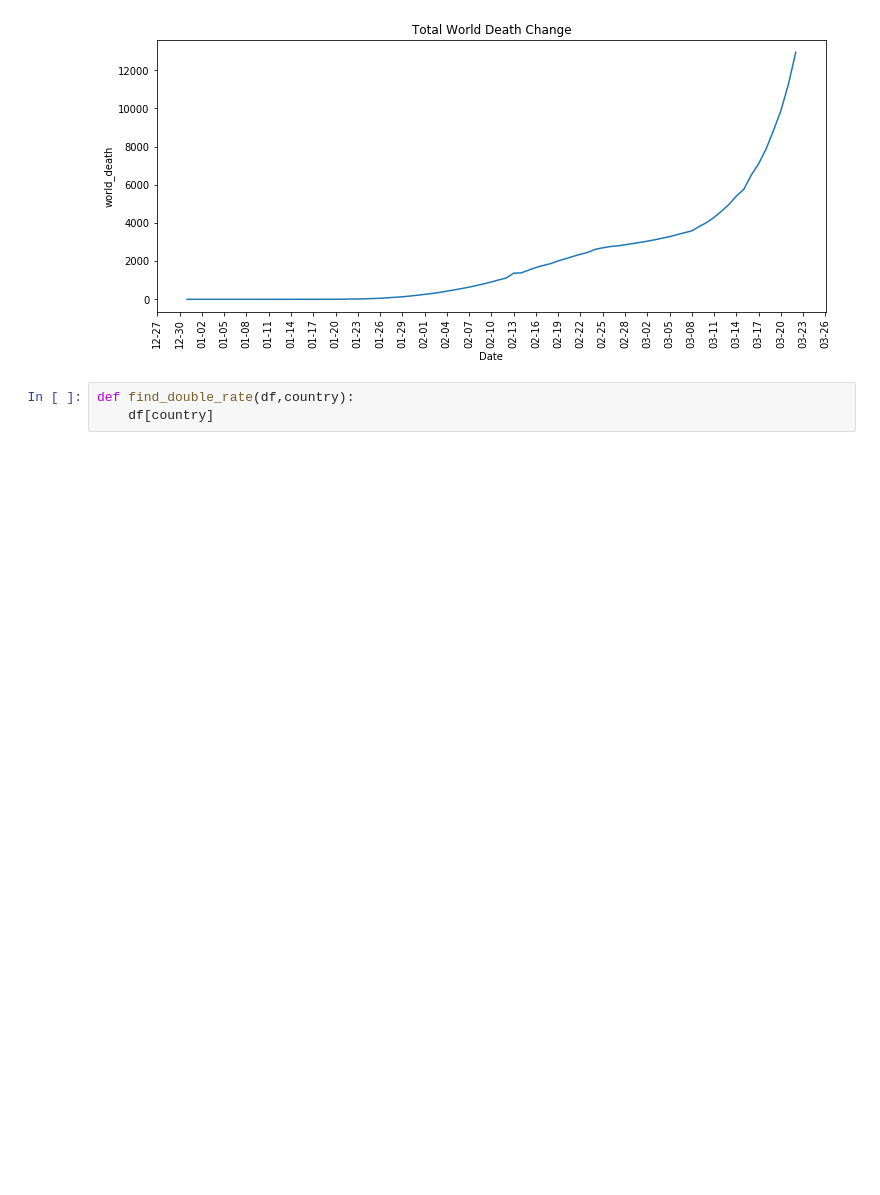
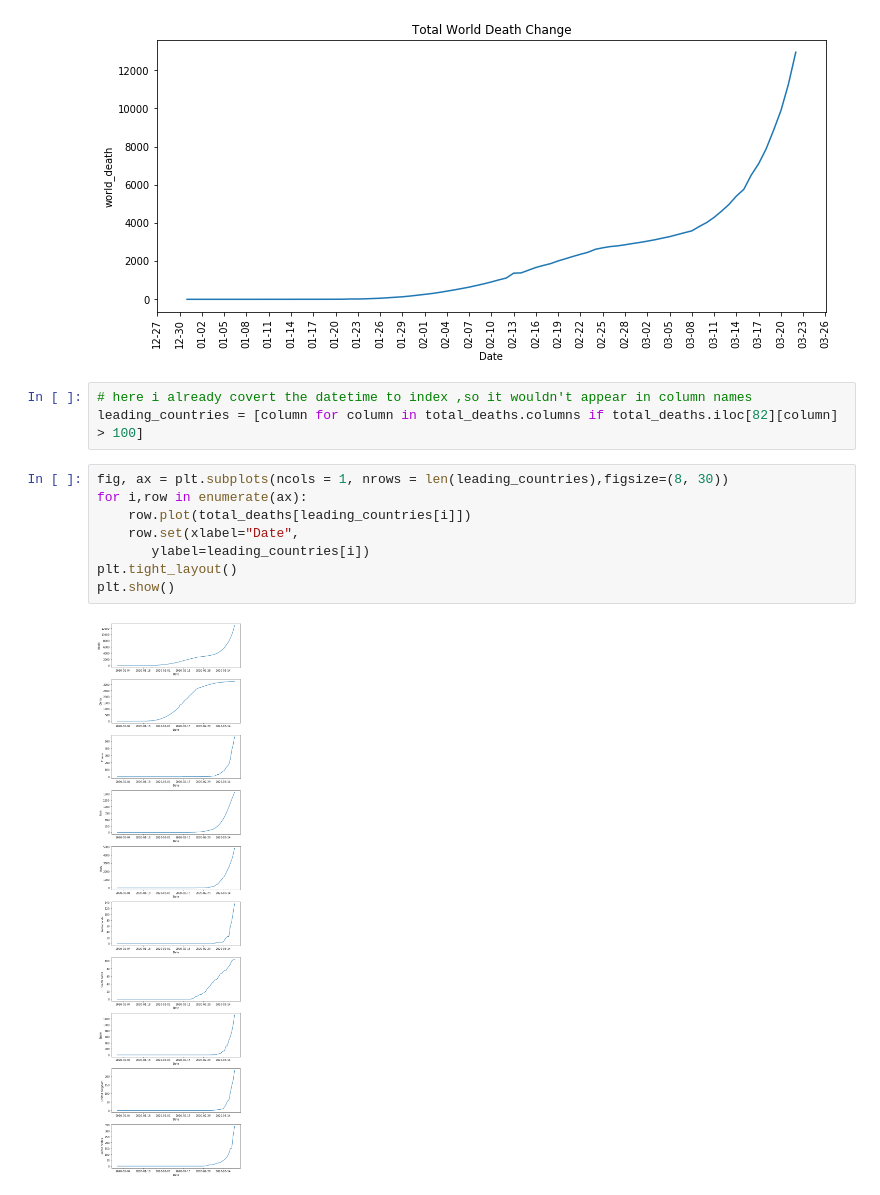
Before and after one commit to riversxiao/coronavirus_mini_documentation, a Jupyter notebook: notes/covid_19_deaths_analysis.ipynb, the cells around one changed output. Cells and saved outputs as stored; diff of their text form; blank space fills up the shorter version.

Commit message:
with new plot subplot of all selected nations

```diff
--- a/notes/covid_19_deaths_analysis.ipynb
+++ b/notes/covid_19_deaths_analysis.ipynb
@@ -80,6 +80,16 @@ plt.xticks(rotation = 90)
 plt.show()
 # %% [output]
 [figure]
-# %%
-def find_double_rate(df,country):
-    df[country]
+# %%
+# here i already covert the datetime to index ,so it wouldn't appear in column names
+leading_countries = [column for column in total_deaths.columns if total_deaths.iloc[82][column] > 100]
+# %%
+fig, ax = plt.subplots(ncols = 1, nrows = len(leading_countries),figsize=(8, 30))
+for i,row in enumerate(ax):
+    row.plot(total_deaths[leading_countries[i]])
+    row.set(xlabel="Date",
+       ylabel=leading_countries[i])
+plt.tight_layout()
+plt.show()
+# %% [output]
+[figure, added]
```
Also changed, not shown: parts of 1 cell of this notebook.
